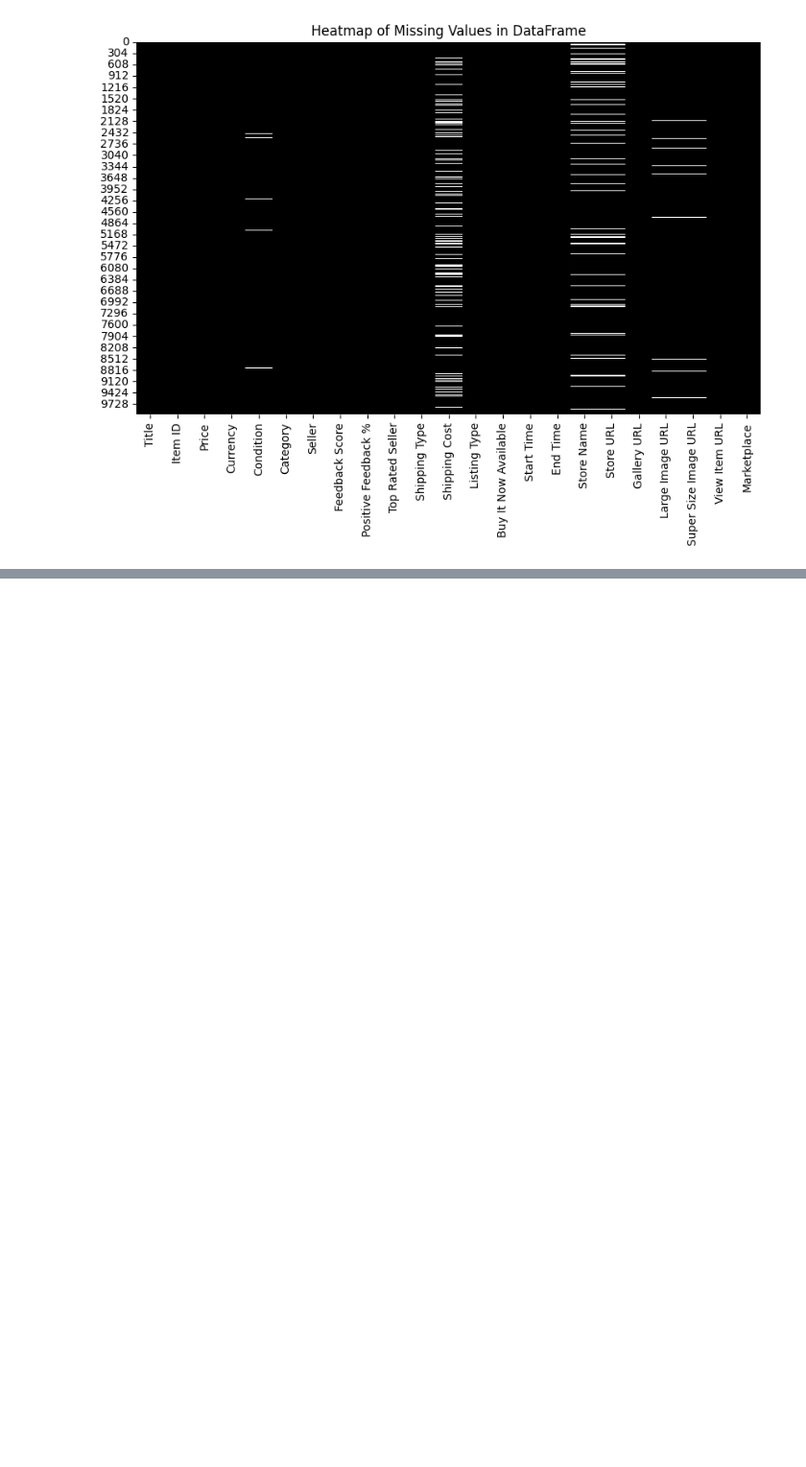
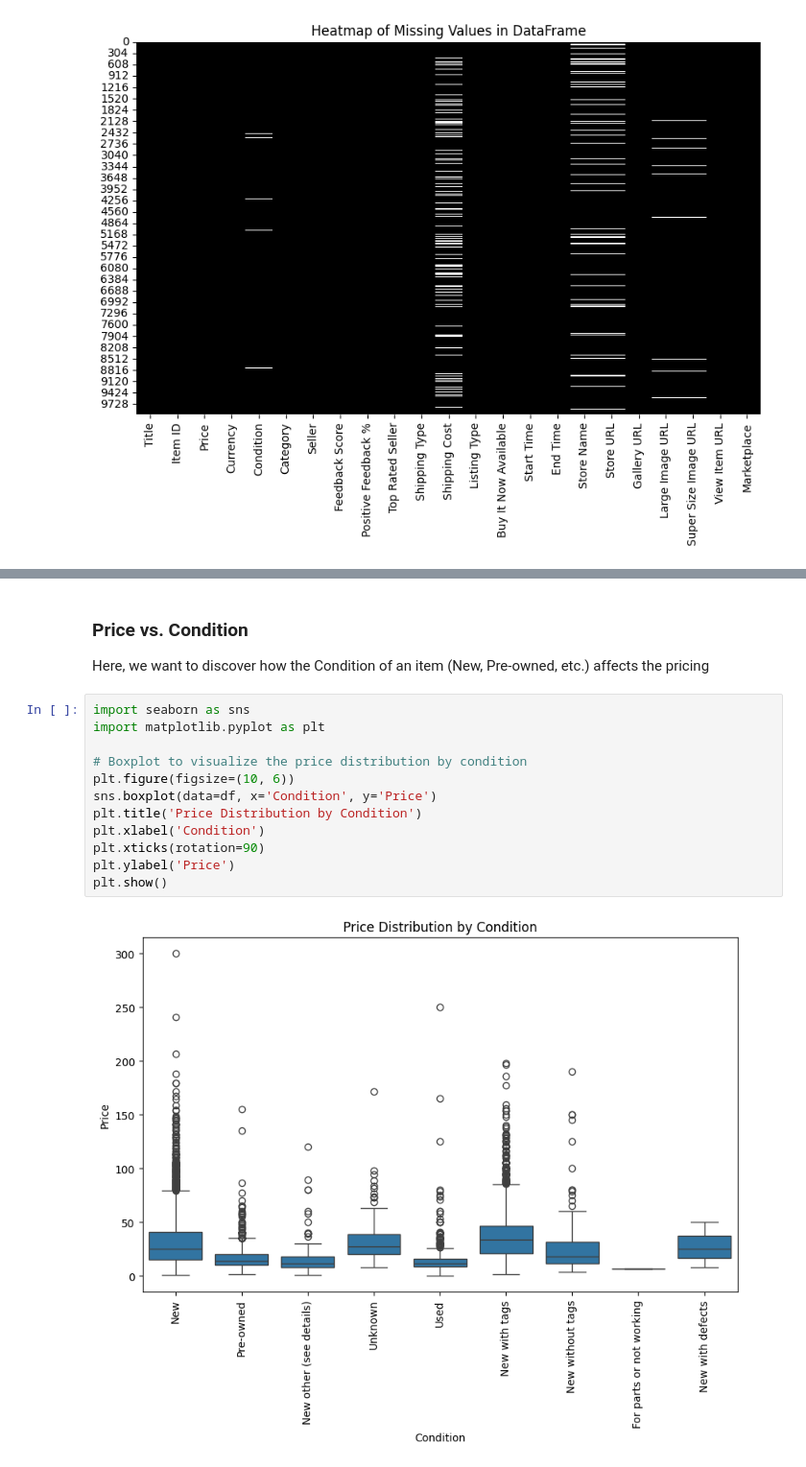
Before and after one commit to ricardotassio/price-smart-api, a Jupyter notebook: insights/ebay_data_insights_v1.ipynb, the cells around one changed output, grey strips where cells are left out. Shown at 96% size. Cells and saved outputs as stored; diff of their text form; blank space fills up the shorter version.

```diff
--- a/insights/ebay_data_insights_v1.ipynb
+++ b/insights/ebay_data_insights_v1.ipynb
@@ -94,0 +266,18 @@ plt.show()
+# %% [markdown]
+### Price vs. Condition
+
+Here, we want to discover how the Condition of an item (New, Pre-owned, etc.) affects the pricing
+# %%
+import seaborn as sns
+import matplotlib.pyplot as plt
+
+# Boxplot to visualize the price distribution by condition
+plt.figure(figsize=(10, 6))
+sns.boxplot(data=df, x='Condition', y='Price')
+plt.title('Price Distribution by Condition')
+plt.xlabel('Condition')
+plt.xticks(rotation=90)
+plt.ylabel('Price')
+plt.show()
+# %% [output]
+[figure, added]
```
Also changed, not shown: parts of 15 cells of this notebook, 3 other files.
